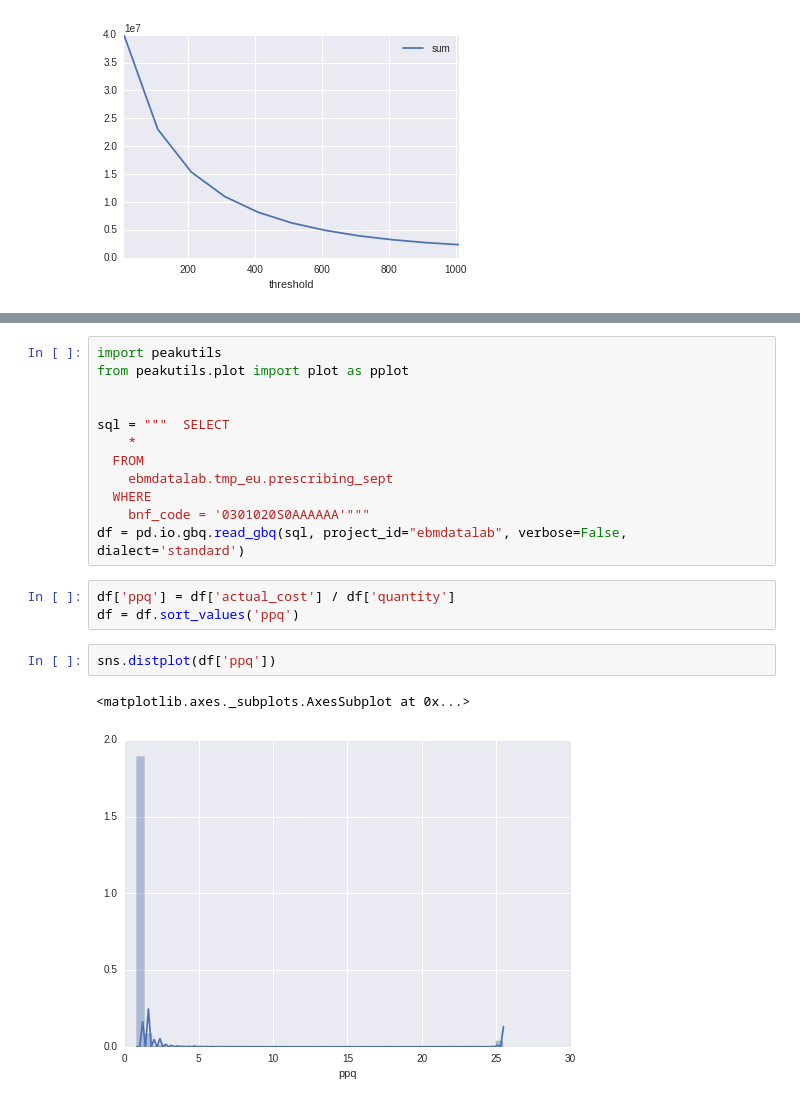
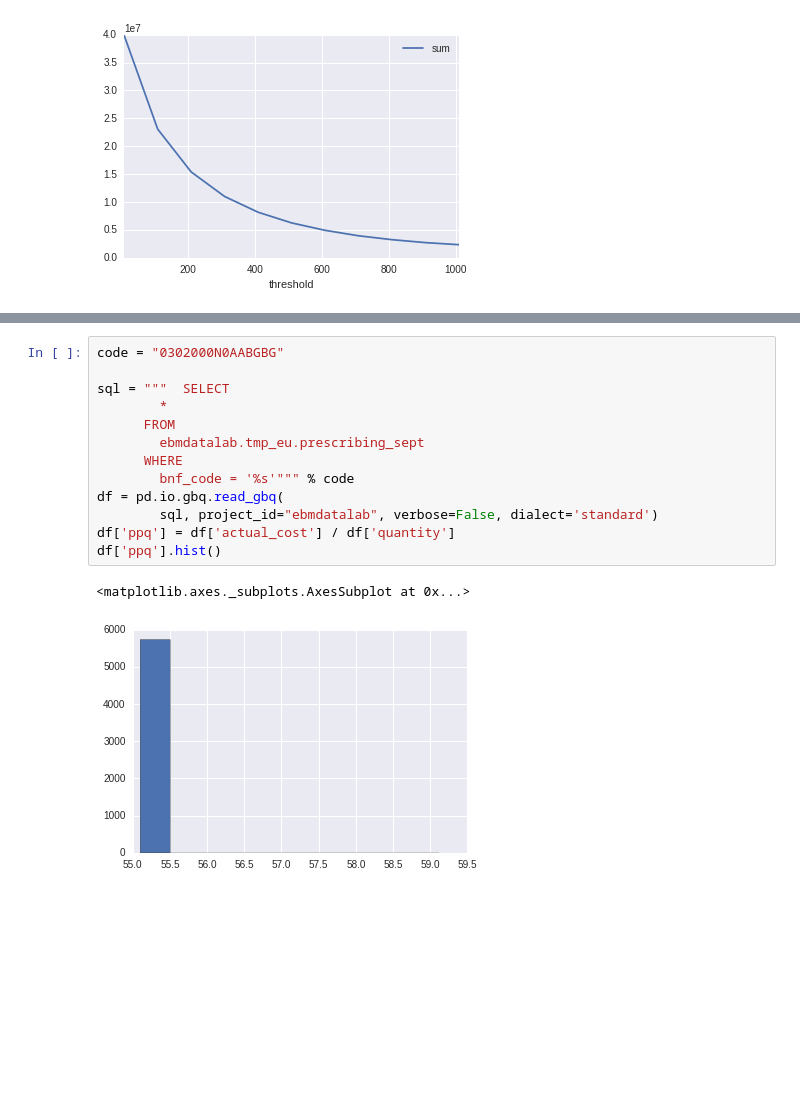
Before and after one commit to ebmdatalab/price-per-dose, a Jupyter notebook: Price per dose.ipynb, the cells around one changed output, grey strips where cells are left out. Saved outputs shown, nothing was run; the diff lists cells and outputs as text; blank space fills up the shorter version.

```diff
--- a/Price per dose.ipynb
+++ b/Price per dose.ipynb
@@ -286,20 +317,16 @@ s.plot(x='threshold', y='sum')
 # %%
-import peakutils
-from peakutils.plot import plot as pplot
-
+code = "0302000N0AABGBG"
 
 sql = """  SELECT
-    *
-  FROM
-    ebmdatalab.tmp_eu.prescribing_sept
-  WHERE
-    bnf_code = '0301020S0AAAAAA'"""
-df = pd.io.gbq.read_gbq(sql, project_id="ebmdatalab", verbose=False, dialect='standard')
+        *
+      FROM
+        ebmdatalab.tmp_eu.prescribing_sept
+      WHERE
+        bnf_code = '%s'""" % code
+df = pd.io.gbq.read_gbq(
+        sql, project_id="ebmdatalab", verbose=False, dialect='standard')
+df['ppq'] = df['actual_cost'] / df['quantity']
+df['ppq'].hist()
+# %% [output]
+<matplotlib.axes._subplots.AxesSubplot at 0x...>
+[figure, added]
-# %%
-df['ppq'] = df['actual_cost'] / df['quantity']
-df = df.sort_values('ppq')
-# %%
-sns.distplot(df['ppq'])
-# %% [output]
-<matplotlib.axes._subplots.AxesSubplot at 0x...>
-[figure, removed]
```
Also changed, not shown: parts of 17 cells of this notebook, 2 other files.
